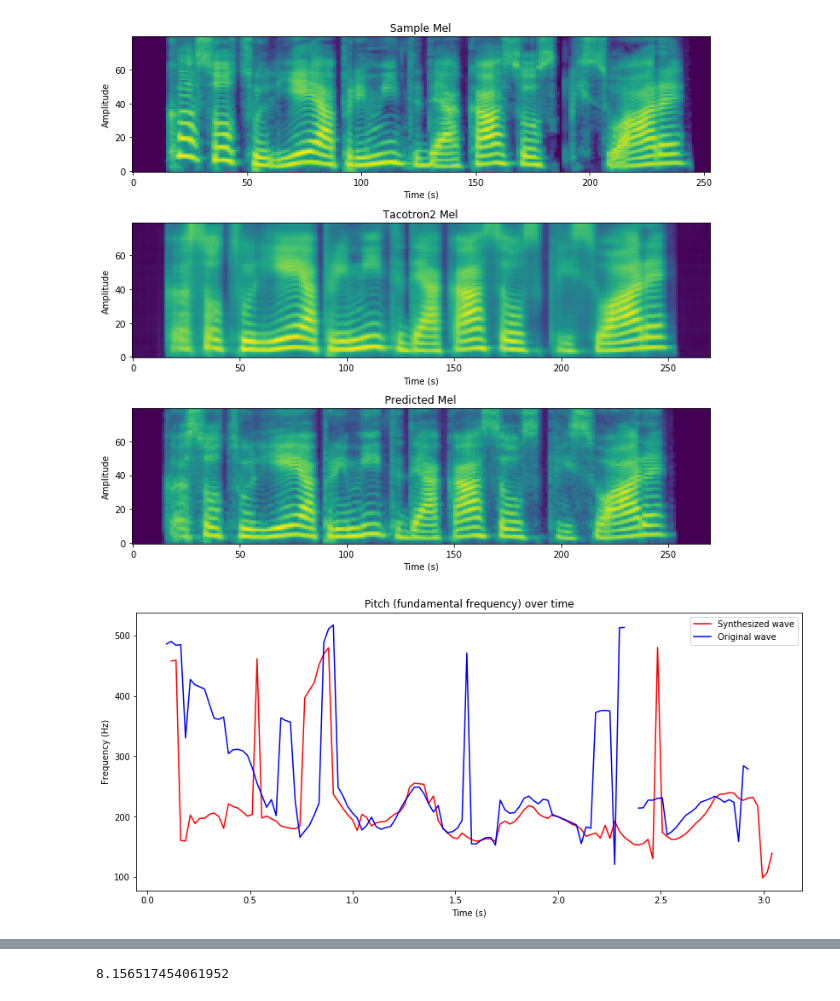
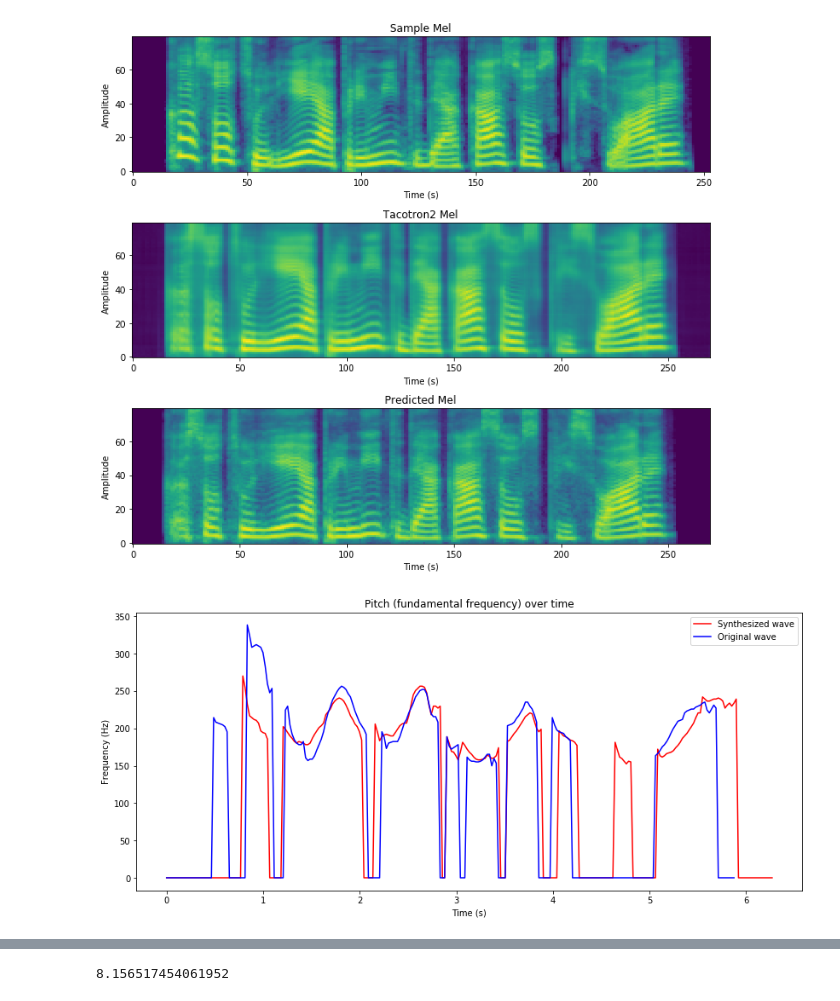
Before and after one commit to SebastianBalmus/DiplomaProject, a Jupyter notebook: notebooks/e2e_ro_hf.ipynb, the cells around one changed output, grey strips where cells are left out. Saved outputs shown, nothing was run; the diff lists cells and outputs as text; code cells hidden in the pictures.

```diff
--- a/notebooks/e2e_ro_hf.ipynb
+++ b/notebooks/e2e_ro_hf.ipynb
@@ -136,37 +136,31 @@ plt.show()
 [figure]
 # %%
 def pitch_tracking(y, sr):
-    # Use Harmonic/Percussive Source Separation (HPSS)
-    harmonic, percussive = librosa.effects.hpss(y.astype('float32'))
+    y = y.astype('float32')
 
-    # Extract pitch using librosa's piptrack
-    pitches, magnitudes = librosa.core.piptrack(y=harmonic, sr=sr, fmin=librosa.note_to_hz('E2'), fmax=librosa.note_to_hz('C5'))
+    pitch, _, _ = librosa.pyin(y, sr=sr, fmin=100, fmax=350, frame_length=1024)
 
-    # Extract the pitch values from the piptrack output
-    pitch = np.zeros(pitches.shape[1])
-    for t in range(pitches.shape[1]):
-        index = magnitudes[:, t].argmax()
-        pitch[t] = pitches[index, t] if magnitudes[index, t] > 0 else np.nan
+    pitch = np.where(np.isnan(pitch), 0, pitch)
 
     # Create a time array that matches the length of the pitch array
     times = librosa.times_like(pitch, sr=sr)
 
     return times, pitch
 
 time, pitch = pitch_tracking(wav, sr)
 sample_time, sample_pitch = pitch_tracking(sample_wav, sr)
 
-# Plot the pitches over time
+# Plot the pitch over time
 plt.figure(figsize=(14, 6))
 plt.plot(time, pitch, label='Synthesized wave', color='r')
 plt.plot(sample_time, sample_pitch, label='Original wave', color='b')
 plt.xlabel('Time (s)')
 plt.ylabel('Frequency (Hz)')
 plt.title('Pitch (fundamental frequency) over time')
 plt.legend()
 plt.show()
 # %% [output]
-[figure, old version]
+[figure, new version]
 # %%
 # Mel Cepstral Distortion (MCD)
 def compute_mcd(ref_audio, synth_audio, sr=22050, n_mfcc=13):
```
Also changed, not shown: parts of 3 cells of this notebook, 6 other files.
